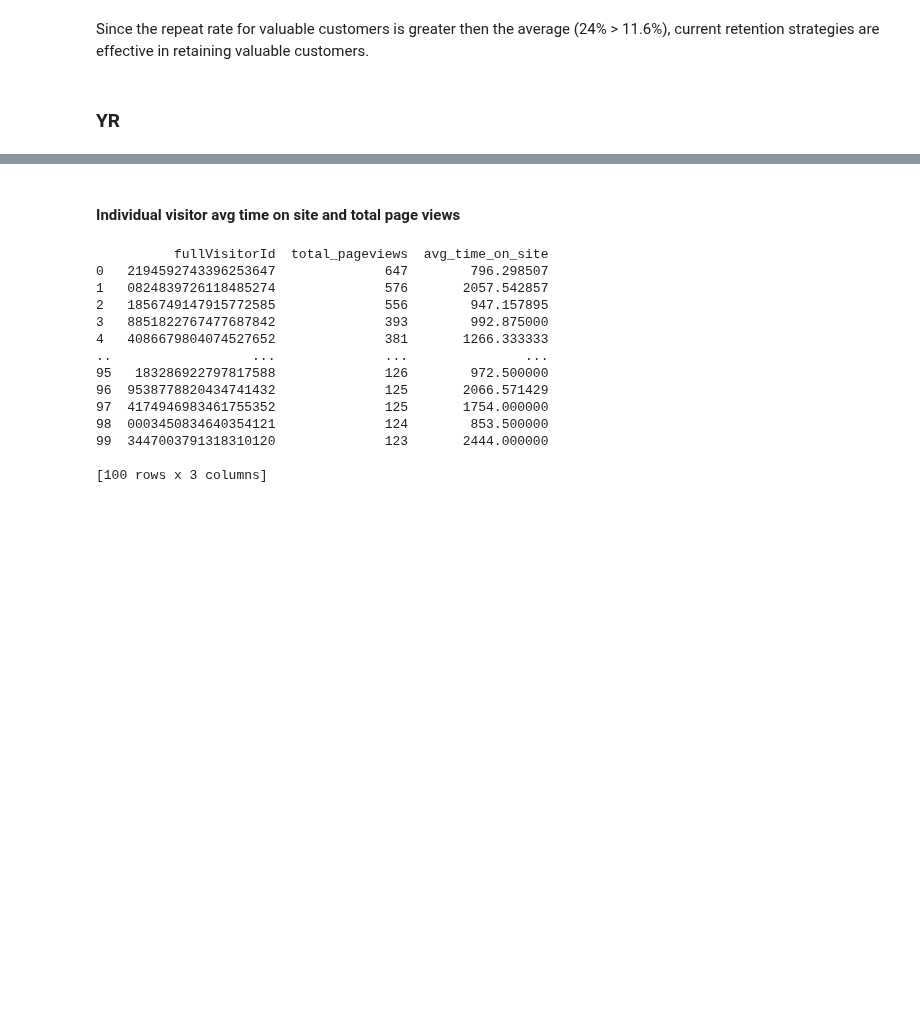
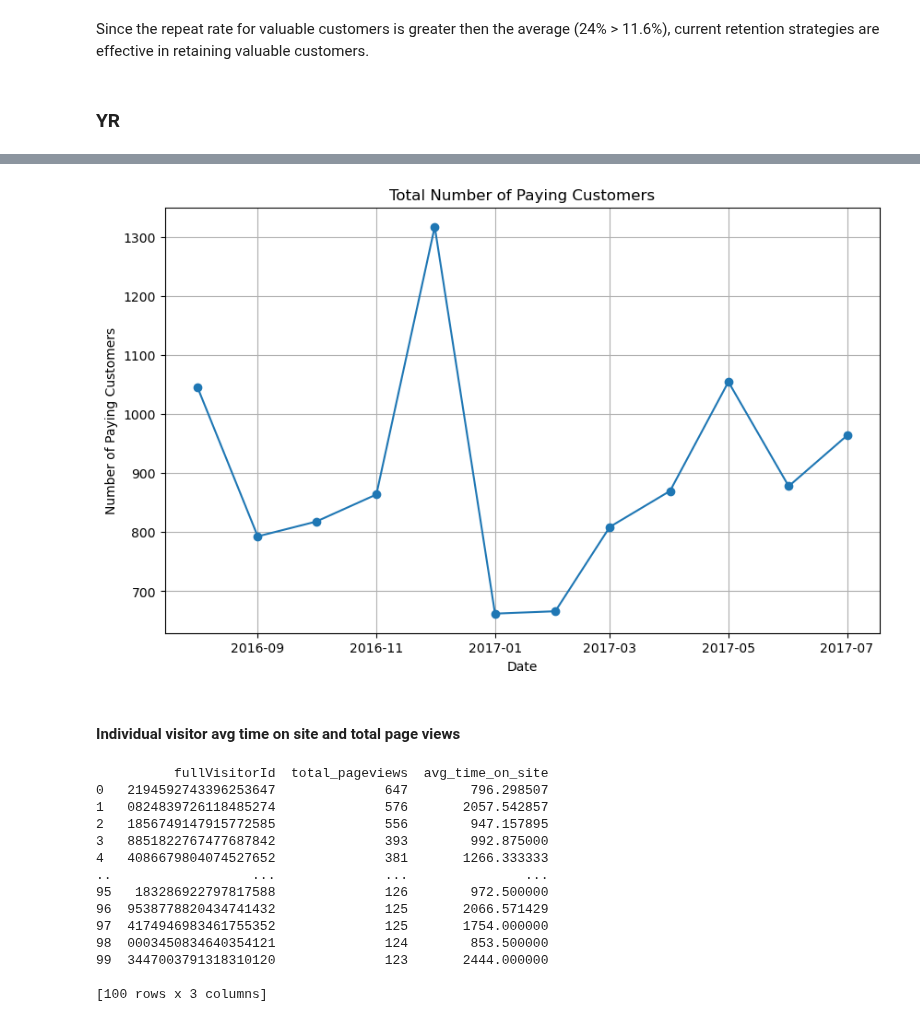
Before and after one commit to woobrandon/DSA3101-Potato-Wedges, a Jupyter notebook: SubgroupA/GoogleAnalyticsAnalysis.ipynb, the cells around one changed output, grey strips where cells are left out. Drawn from its saved outputs; the diff is of its cells as text; code cells hidden in the pictures; blank space fills up the shorter version.

```diff
--- a/SubgroupA/GoogleAnalyticsAnalysis.ipynb
+++ b/SubgroupA/GoogleAnalyticsAnalysis.ipynb
@@ -1116,3 +1607,42 @@ Since the repeat rate for valuable customers is greater then the average (24% >
+# %%
+query = """
+        WITH MonthlyPayingCustomers AS (
+            SELECT
+                EXTRACT(YEAR FROM PARSE_DATE('%Y%m%d', _TABLE_SUFFIX)) AS Year,
+                EXTRACT(MONTH FROM PARSE_DATE('%Y%m%d', _TABLE_SUFFIX)) AS Month,
+                COUNT(DISTINCT fullVisitorID) AS paying_customers
+            FROM
+                `bigquery-public-data.google_analytics_sample.ga_sessions_*`
+            WHERE
+                totals.transactions IS NOT NULL
+                AND _TABLE_SUFFIX BETWEEN '20160801' AND '20170731'
+            GROUP BY
+                Year, Month
+            ORDER BY
+                Year, Month
+        )
+
+        SELECT
+            Year,
+            Month,
+            paying_customers
+        FROM
+            MonthlyPayingCustomers
+        """
+
+df = client.query(query).to_dataframe()
+
+df['Date'] = pd.to_datetime(df[['Year', 'Month']].assign(DAY=1))
+
+plt.figure(figsize=(10, 6))
+plt.plot(df['Date'], df['paying_customers'], marker='o')
+plt.title('Total Number of Paying Customers')
+plt.xlabel('Date')
+plt.ylabel('Number of Paying Customers')
+plt.grid(True)
+plt.show()
+# %% [output]
+[figure, added]
 # %% [markdown]
 #### Individual visitor avg time on site and total page views
 # %%
```
Also changed, not shown: parts of 33 cells of this notebook.
